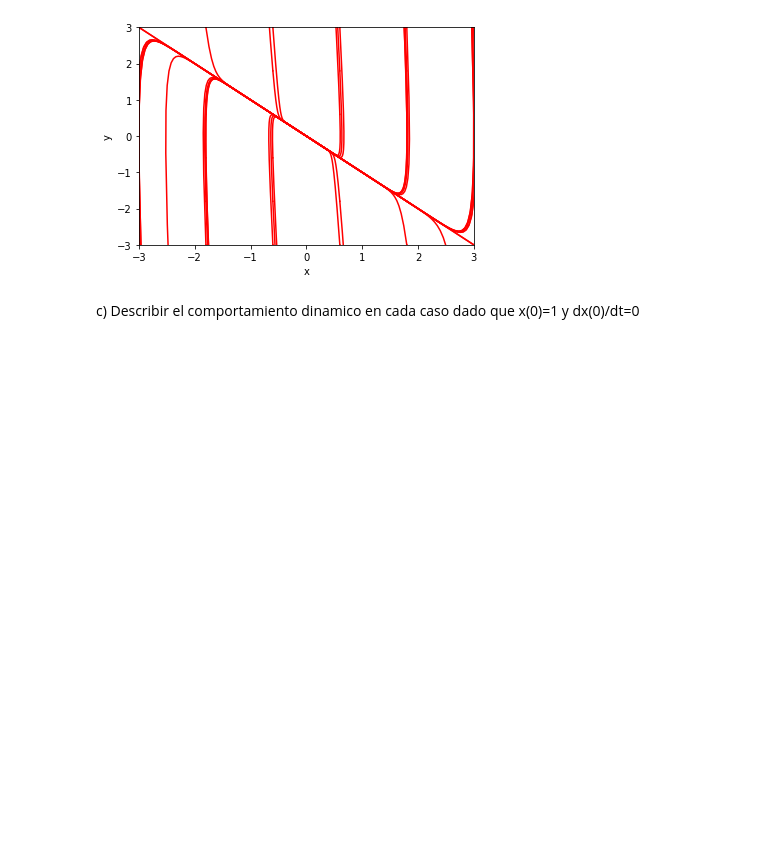
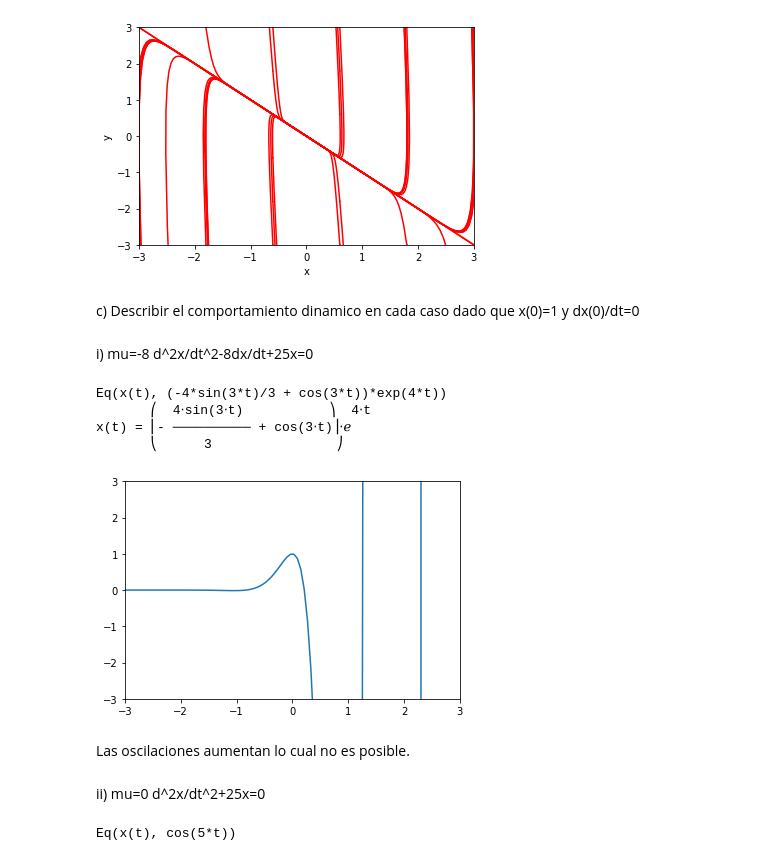
Before and after one commit to ShannonNCM/Sistemas-Dinamicos, a Jupyter notebook: Cap3/Ejercicios/03.ipynb, the cells around one changed output. Saved outputs shown, nothing was run; the diff lists cells and outputs as text; code cells hidden in the pictures; blank space fills up the shorter version.

```diff
--- a/Cap3/Ejercicios/03.ipynb
+++ b/Cap3/Ejercicios/03.ipynb
@@ -231,3 +232,36 @@ plt.show()
 [figure]
 # %% [markdown]
 c) Describir el comportamiento dinamico en cada caso dado que x(0)=1 y dx(0)/dt=0
+# %% [markdown]
+i) mu=-8 d^2x/dt^2-8dx/dt+25x=0
+# %%
+x=Function('x')
+deqn=Eq(x(t).diff(t,t)-8*x(t).diff(t)+25*x(t),0)
+print(dsolve(deqn,x(t),ics={x(0):1, x(t).diff(t).subs(t,0):0}))
+pprint(dsolve(deqn,x(t),ics={x(0):1, x(t).diff(t).subs(t,0):0}))
+# %% [output]
+Eq(x(t), (-4*sin(3*t)/3 + cos(3*t))*exp(4*t))
+       ⎛  4⋅sin(3⋅t)           ⎞  4⋅t
+x(t) = ⎜- ────────── + cos(3⋅t)⎟⋅ℯ
+       ⎝      3                ⎠
+# %%
+#establece el dominio
+t=np.linspace(-3,3,100)
+#funcion
+x=(((-4*np.sin(3*t))/3) + np.cos(3*t))*np.exp(4*t)
+plt.xlim(-3,3)
+plt.ylim(-3,3)
+plt.plot(t,x)
+plt.show()
+# %% [output]
+[figure, added]
+# %% [markdown]
+Las oscilaciones aumentan lo cual no es posible.
+# %% [markdown]
+ii) mu=0 d^2x/dt^2+25x=0
+# %%
+x=Function('x')
+deqn=Eq(x(t).diff(t,t)+25*x(t),0)
+print(dsolve(deqn,x(t),ics={x(0):1, x(t).diff(t).subs(t,0):0}))
+# %% [output]
+Eq(x(t), cos(5*t))
```
Also changed, not shown: parts of 11 cells of this notebook.
